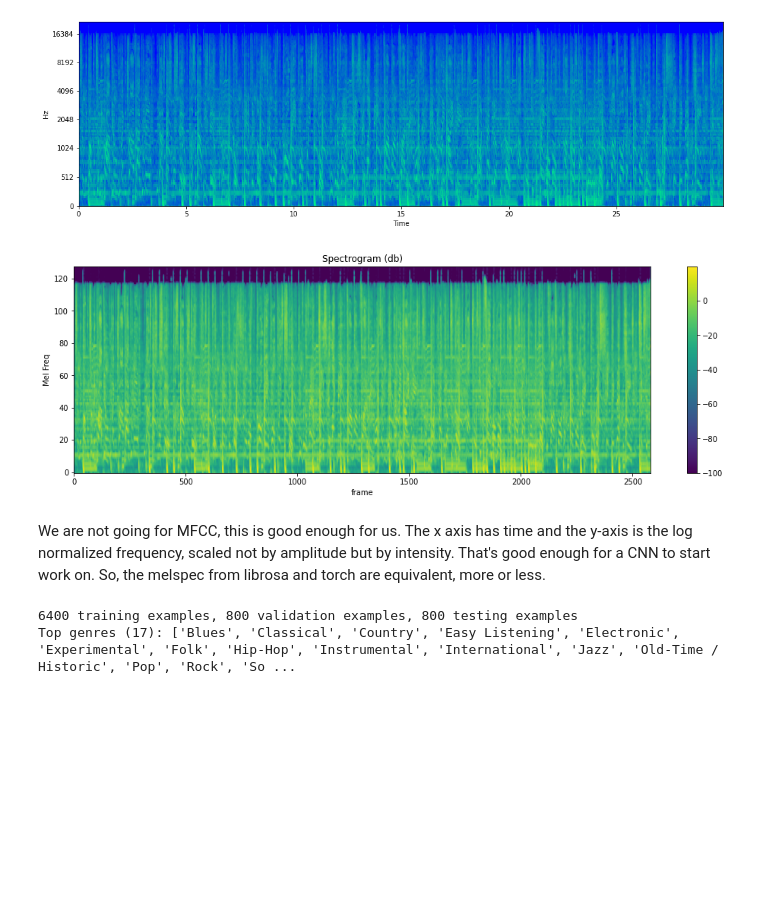
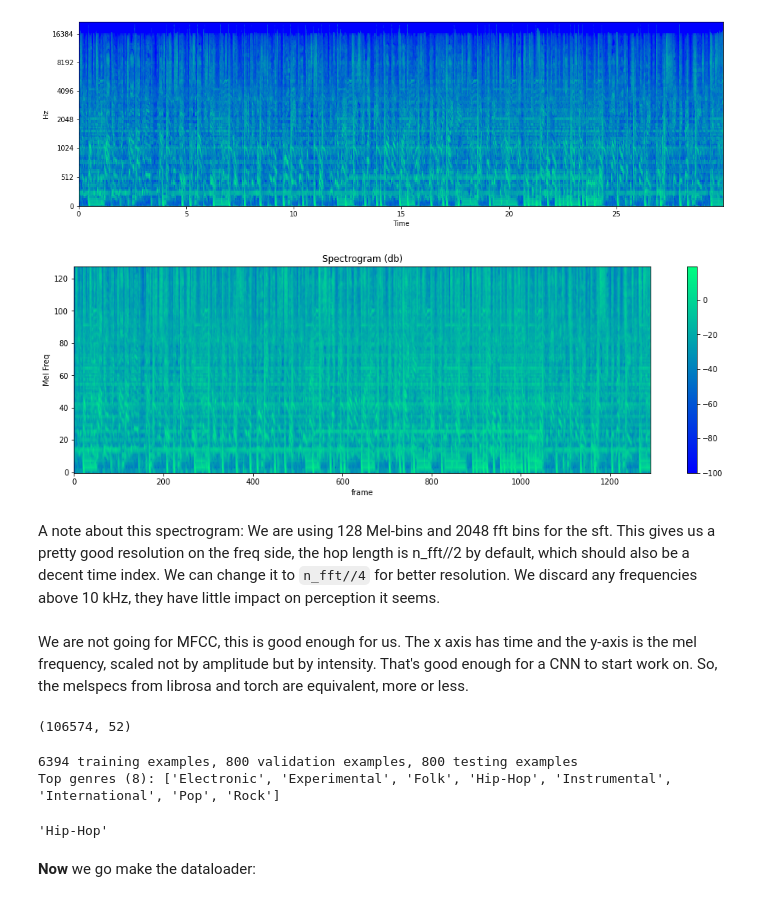
Before and after one commit to Data-Science-Community-SRM/Music-Genre-Classification-System, a Jupyter notebook: preprocess.ipynb, the cells around one changed output. Drawn from its saved outputs; the diff is of its cells as text; code cells hidden in the pictures; blank space fills up the shorter version.

```diff
--- a/preprocess.ipynb
+++ b/preprocess.ipynb
@@ -58,7 +53,7 @@ def plot_spectrogram(spec, title=None, ylabel='freq_bin', aspect='auto', xmax=No
     axs.set_title(title or 'Spectrogram (db)')
     axs.set_ylabel(ylabel)
     axs.set_xlabel('frame')
-    im = axs.imshow(spec, origin='lower', aspect=aspect)
+    im = axs.imshow(spec, origin='lower', aspect=aspect, cmap="winter")
     if xmax:
         axs.set_xlim((0, xmax))
     fig.colorbar(im, ax=axs)
@@ -66,27 +61,42 @@ def plot_spectrogram(spec, title=None, ylabel='freq_bin', aspect='auto', xmax=No
 # %%
 # Now we use torch for the same stuff and compare the output using Torch for the same
 song_wave, song_sr = torchaudio.load(filename)
-melspec_t = torchaudio.transforms.MelSpectrogram(sample_rate=song_sr, n_fft=2048, hop_length=512, f_max=None, normalized=True)
+melspec_t = torchaudio.transforms.MelSpectrogram(sample_rate=44100, n_fft=2048, f_max=10000, normalized=True)
 amp_to_int = torchaudio.transforms.AmplitudeToDB()
 song_spec = amp_to_int(melspec_t(song_wave))
 plot_spectrogram(song_spec[0], ylabel="Mel Freq")
 # %% [output]
-[figure, old version]
+[figure, new version]
+# %% [markdown]
+A note about this spectrogram: We are using 128 Mel-bins and 2048 fft bins for the sft. This gives us a pretty good resolution on the freq side, the hop length is n_fft//2 by default, which should also be a decent time index. We can change it to `n_fft//4` for better resolution.
+We discard any frequencies above 10 kHz, they have little impact on perception it seems.
 # %% [markdown]
-We are not going for MFCC, this is good enough for us. The x axis has time and the y-axis is the log normalized frequency, scaled not by amplitude but by intensity. That's good enough for a CNN to start work on.
-So, the melspec from librosa and torch are equivalent, more or less.
+We are not going for MFCC, this is good enough for us. The x axis has time and the y-axis is the mel frequency, scaled not by amplitude but by intensity. That's good enough for a CNN to start work on.
+So, the melspecs from librosa and torch are equivalent, more or less.
+# %%
+tracks = load.load_meta('./fma/fma_metadata/fma_metadata/tracks.csv')
+tracks.shape
+# %% [output]
+(106574, 52)
 # %%
 small = tracks['set', 'subset'] <= 'small'
-
+blacklist = [98565, 98567, 98569, 99134, 108925, 133297]
+small[blacklist] = False
 train = tracks.index[small & (tracks['set', 'split'] == 'training')]
 val = tracks.index[small & (tracks['set', 'split'] == 'validation')]
 test = tracks.index[small & (tracks['set', 'split'] == 'test')]
 
 print('{} training examples, {} validation examples, {} testing examples'.format(*map(len, [train, val, test])))
 
-genres = list(LabelEncoder().fit(tracks['track', 'genre_top']).classes_)
+genres = list(LabelEncoder().fit(tracks['track', 'genre_top'][small]).classes_)
 #genres = list(tracks['track', 'genre_top'].unique())
 print('Top genres ({}): {}'.format(len(genres), genres))
 # %% [output]
-6400 training examples, 800 validation examples, 800 testing examples
-Top genres (17): ['Blues', 'Classical', 'Country', 'Easy Listening', 'Electronic', 'Experimental', 'Folk', 'Hip-Hop', 'Instrumental', 'International', 'Jazz', 'Old-Time / Historic', 'Pop', 'Rock', 'So ...
+6394 training examples, 800 validation examples, 800 testing examples
+Top genres (8): ['Electronic', 'Experimental', 'Folk', 'Hip-Hop', 'Instrumental', 'International', 'Pop', 'Rock']
+# %%
+tracks['track', 'genre_top'].loc[train[0]]
+# %% [output]
+'Hip-Hop'
+# %% [markdown]
+__Now__ we go make the dataloader:
```
Also changed, not shown: parts of 6 cells of this notebook.
